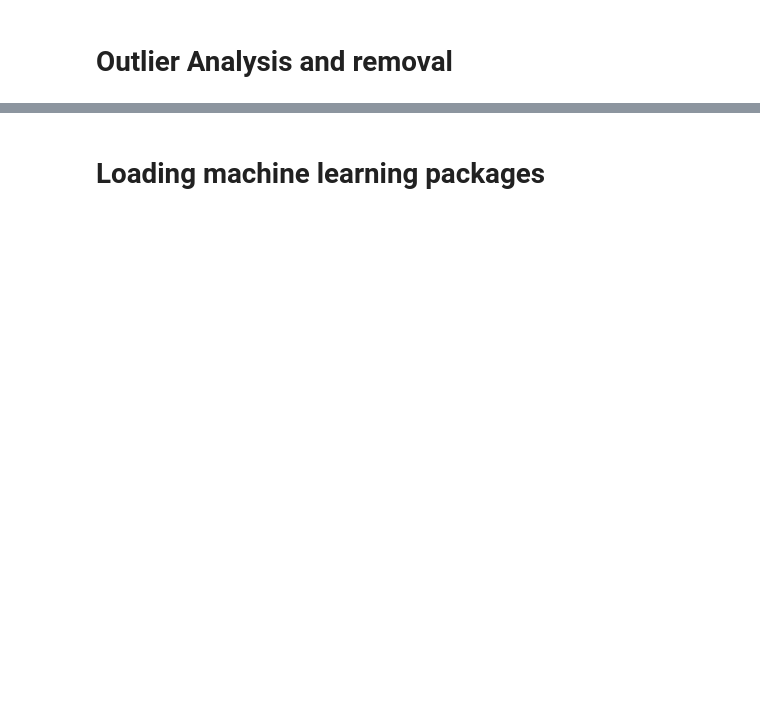
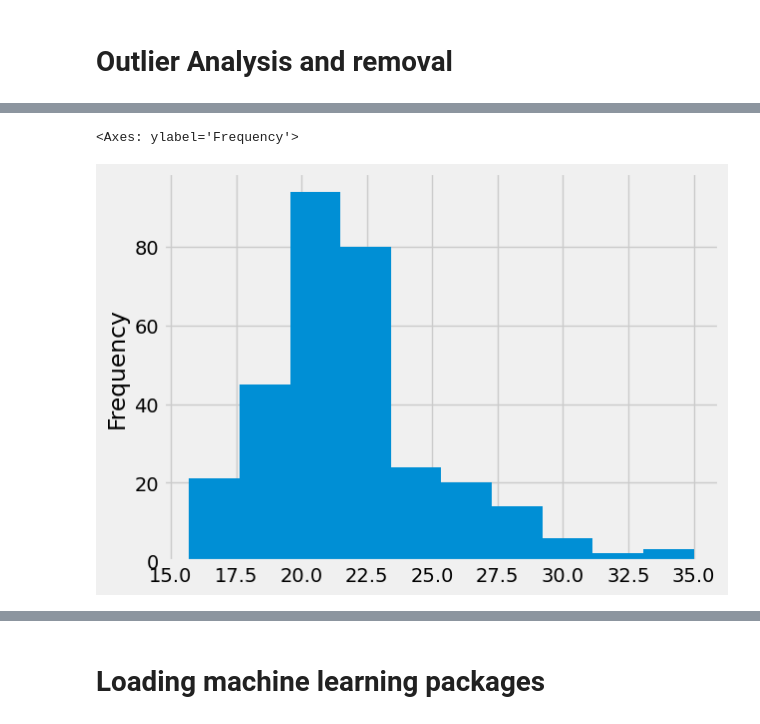
Before and after one commit to jaeseung11/Battery_Electric_vehicle, a Jupyter notebook: multi_output_ev_consumed_energy_김재승.ipynb, the cells around one changed output, grey strips where cells are left out. Cells and saved outputs as stored; diff of their text form; code cells hidden in the pictures; blank space fills up the shorter version.

```diff
--- a/multi_output_ev_consumed_energy_김재승.ipynb
+++ b/multi_output_ev_consumed_energy_김재승.ipynb
@@ -61,6 +337,9 @@ QIR_1
 # %%
-out1=(df['C_City (kWh/100 km)']>(Q2_1+QIR_2*1.5))|(df['C_City (kWh/100 km)']<(Q1_1-QIR_2*1.5))
-df[out1]=np.nan
+out1 = (data_df['C_City (kWh/100 km)']>(Q2_1+QIR_1*1.5))|(data_df['C_City (kWh/100 km)']<(Q1_1-QIR_1*1.5))
+data_df[out1]=np.nan
 # %%
-df['C_Hwy (kWh/100 km)'].plot(kind='hist', bins=10)
+data_df['C_Hwy (kWh/100 km)'].plot(kind='hist', bins=10)
+# %% [output]
+<Axes: ylabel='Frequency'>
+[figure, added]
 # %%
```
Also changed, not shown: parts of 54 cells of this notebook.
